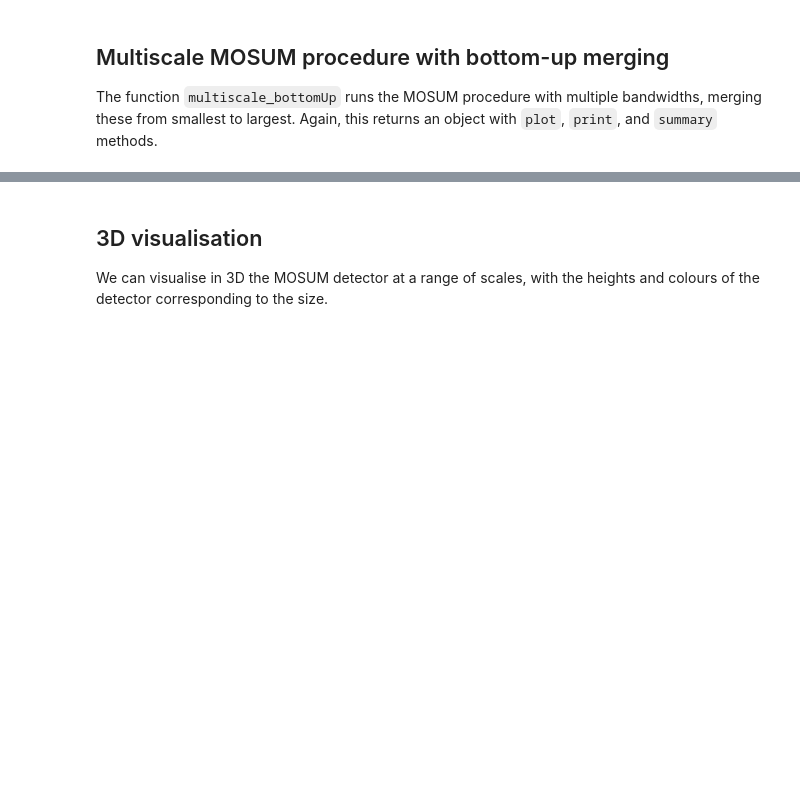
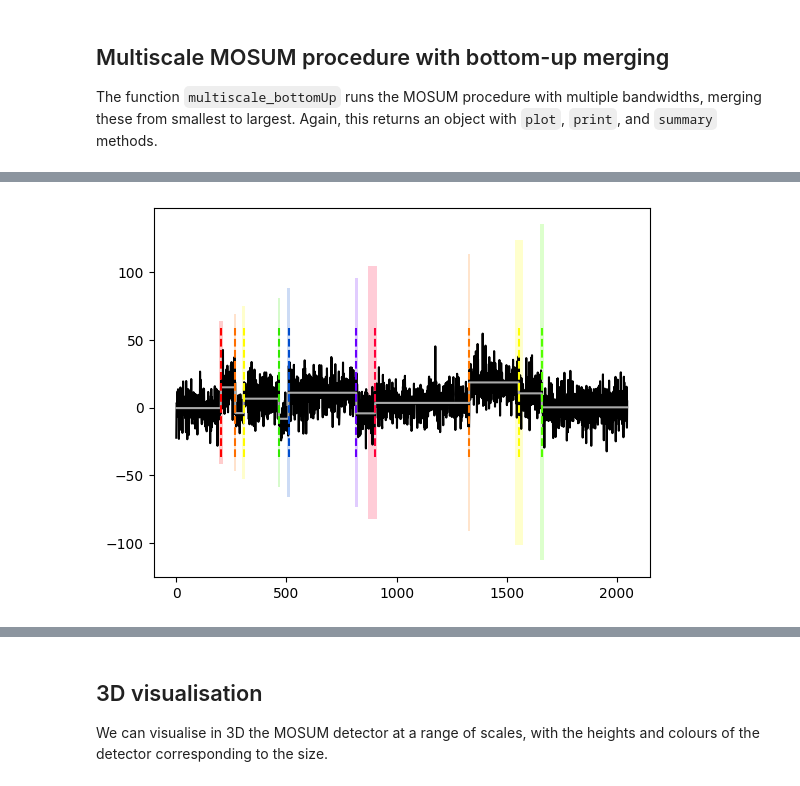
Before and after one commit to Dom-Owens-UoB/mosum.py, a Jupyter notebook: docs/usage.ipynb, the cells around one changed output, grey strips where cells are left out. Saved outputs shown, nothing was run; the diff lists cells and outputs as text; code cells hidden in the pictures; blank space fills up the shorter version.

Commit message:
add confidence intervals and local pruning

```diff
--- a/docs/usage.ipynb
+++ b/docs/usage.ipynb
@@ -102,0 +110,7 @@ change points detected at alpha = 0.1 according to eta-criterion with eta = 0.4
+# %%
+%%capture --no-display
+ms_multi_lp = mosum.multiscale_localPrune(x, G = [10,20,40])
+ms_multi_lp.plot()
+plt.show()
+# %% [output]
+[figure, added]
```
Also changed, not shown: parts of 14 cells of this notebook, 42 other files.
